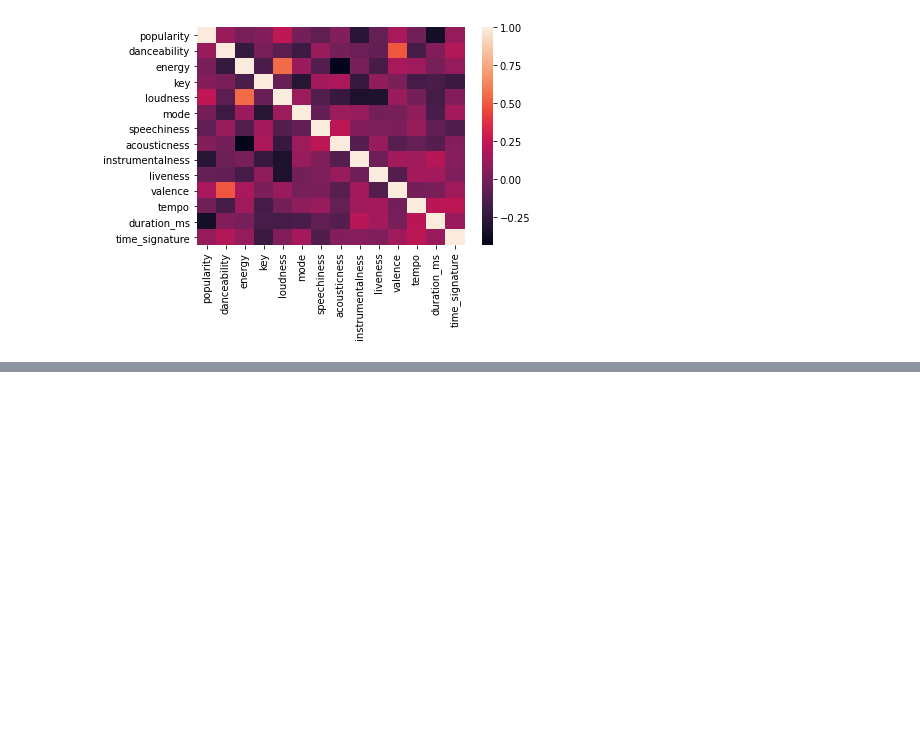
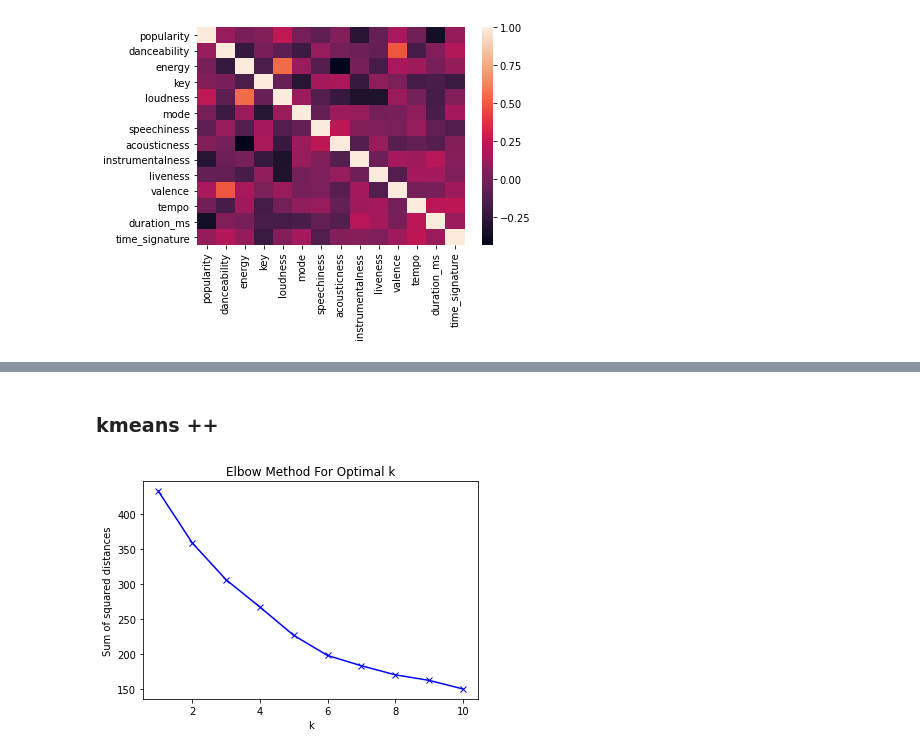
Before and after one commit to jessimk/spotifyAPIwerkwerkwerk, a Jupyter notebook: spotify_top_tracks.ipynb, the cells around one changed output, grey strips where cells are left out. Cells and saved outputs as stored; diff of their text form; code cells hidden in the pictures; blank space fills up the shorter version.

```diff
--- a/spotify_top_tracks.ipynb
+++ b/spotify_top_tracks.ipynb
@@ -191,0 +315,29 @@ sns.heatmap(features_to_plot.corr())
+# %% [markdown]
+### kmeans ++
+# %%
+spoticluster = features_to_plot[['valence', 'speechiness',
+                                'instrumentalness',
+                                'tempo', 'energy', 'key']]
+# %%
+#https://towardsdatascience.com/profiling-my-favorite-songs-on-spotify-through-clustering-33fee591783d
+X = np.array(spoticluster)
+scaler = StandardScaler()
+scaler.fit(X)
+X = scaler.transform(X)
+# %%
+from sklearn import cluster, mixture
+from sklearn.metrics import consensus_score
+
+ss_dist = []
+K = range(1, 11)
+for k in K:
+    km = KMeans(n_clusters=k, init='k-means++')
+    km = km.fit(X)
+    ss_dist.append(km.inertia_)
+plt.plot(K, ss_dist, 'bx-')
+plt.xlabel('k')
+plt.ylabel('Sum of squared distances')
+plt.title('Elbow Method For Optimal k')
+plt.show()
+# %% [output]
+[figure, added]
```
Also changed, not shown: parts of 27 cells of this notebook.
